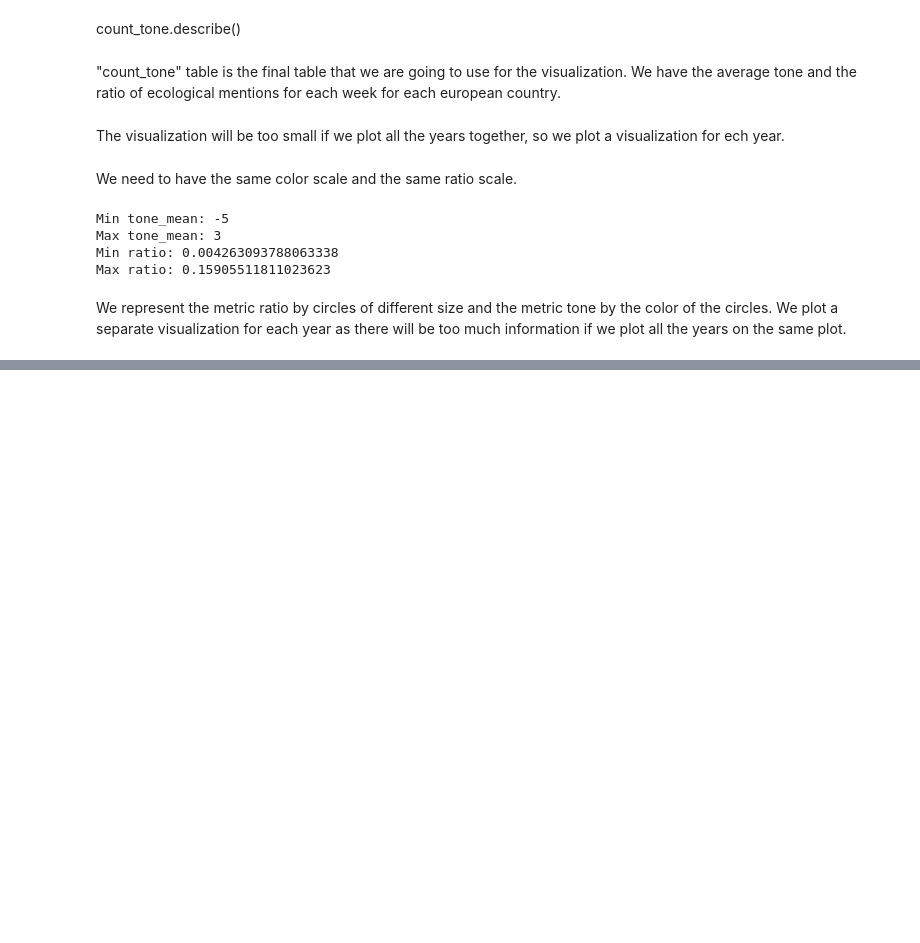
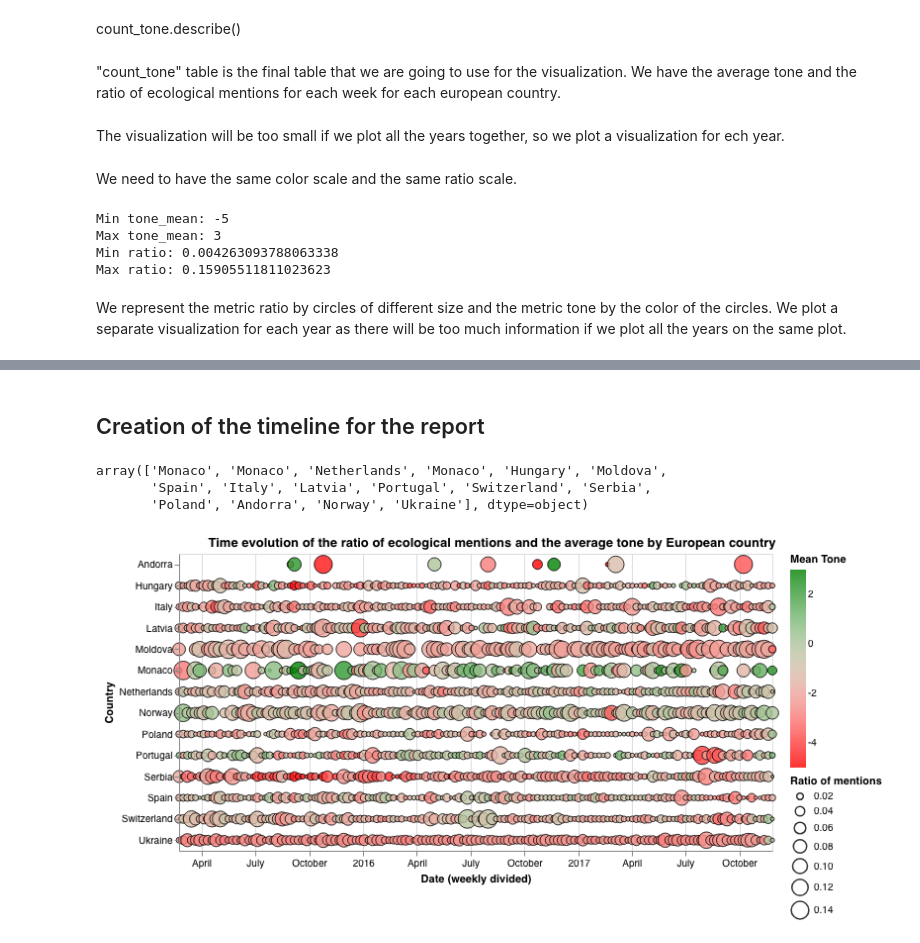
Before and after one commit to damlobster/ada2018, a Jupyter notebook: src/local/timeline_europe_mentions_tone/timeline_mentions_europe.ipynb, the cells around one changed output, grey strips where cells are left out. Saved outputs shown, nothing was run; the diff lists cells and outputs as text; code cells hidden in the pictures; blank space fills up the shorter version.

```diff
--- a/src/local/timeline_europe_mentions_tone/timeline_mentions_europe.ipynb
+++ b/src/local/timeline_europe_mentions_tone/timeline_mentions_europe.ipynb
@@ -248,0 +253,14 @@ circle_scatter_plot(counts_2017,2017)
+# %% [markdown]
+## Creation of the timeline for the report
+# %%
+import numpy as np
+sampled_countries = np.random.choice(count_tone.Country.unique(), 16)
+sampled_countries
+# %% [output]
+array(['Monaco', 'Monaco', 'Netherlands', 'Monaco', 'Hungary', 'Moldova',
+       'Spain', 'Italy', 'Latvia', 'Portugal', 'Switzerland', 'Serbia',
+       'Poland', 'Andorra', 'Norway', 'Ukraine'], dtype=object)
+# %%
+circle_scatter_plot(count_tone[count_tone.Country.isin(sampled_countries)], None, (600, 300))
+# %% [output]
+[figure, added]
```
Also changed, not shown: parts of 11 cells of this notebook, 5 other files.
